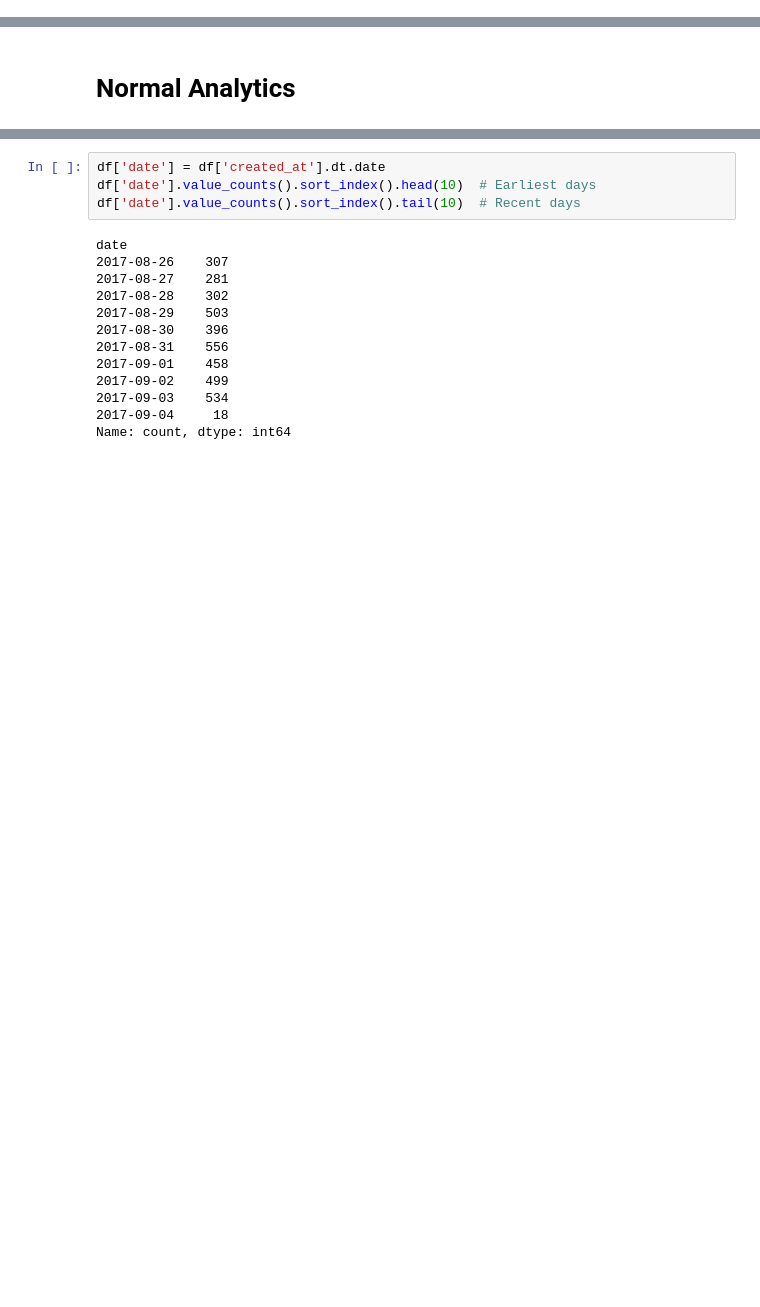
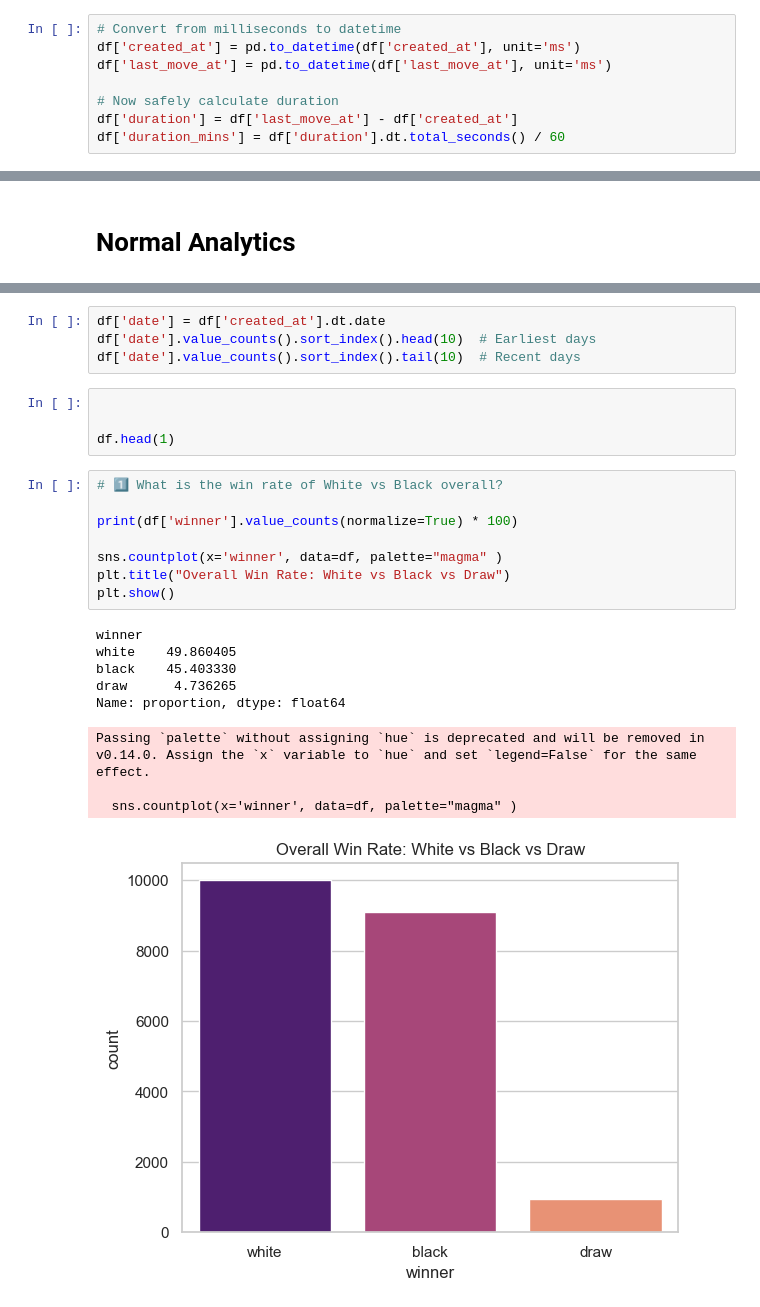
Before and after one commit to aakash-gupta02/LiChess-Analysis-Python, a Jupyter notebook: overview & analytics.ipynb, the cells around one changed output, grey strips where cells are left out. Saved outputs shown, nothing was run; the diff lists cells and outputs as text; blank space fills up the shorter version.

Commit message:
data viz

```diff
--- a/overview & analytics.ipynb
+++ b/overview & analytics.ipynb
@@ -54,3 +59,11 @@ df.describe()
+# %%
+# Convert from milliseconds to datetime
+df['created_at'] = pd.to_datetime(df['created_at'], unit='ms')
+df['last_move_at'] = pd.to_datetime(df['last_move_at'], unit='ms')
+
+# Now safely calculate duration
+df['duration'] = df['last_move_at'] - df['created_at']
+df['duration_mins'] = df['duration'].dt.total_seconds() / 60
 # %%
 df['duration'] = df['last_move_at'] - df['created_at']
 df['duration_mins'] = df['duration'].dt.total_seconds() / 60
@@ -180,16 +108,25 @@ Name: opening_ply, dtype: float64
 df['date'] = df['created_at'].dt.date
 df['date'].value_counts().sort_index().head(10)  # Earliest days
 df['date'].value_counts().sort_index().tail(10)  # Recent days
-# %% [output]
-date
-2017-08-26    307
-2017-08-27    281
-2017-08-28    302
-2017-08-29    503
-2017-08-30    396
-2017-08-31    556
-2017-09-01    458
-2017-09-02    499
-2017-09-03    534
-2017-09-04     18
-Name: count, dtype: int64
+# %%
+
+
+df.head(1)
+# %%
+# 1️⃣ What is the win rate of White vs Black overall?
+
+print(df['winner'].value_counts(normalize=True) * 100)
+
+sns.countplot(x='winner', data=df, palette="magma" )
+plt.title("Overall Win Rate: White vs Black vs Draw")
+plt.show()
+# %% [output]
+winner
+white    49.860405
+black    45.403330
+draw      4.736265
+Name: proportion, dtype: float64
+Passing `palette` without assigning `hue` is deprecated and will be removed in v0.14.0. Assign the `x` variable to `hue` and set `legend=False` for the same effect.
+
+  sns.countplot(x='winner', data=df, palette="magma" )
+[figure, added]
```
Also changed, not shown: parts of 20 cells of this notebook.
